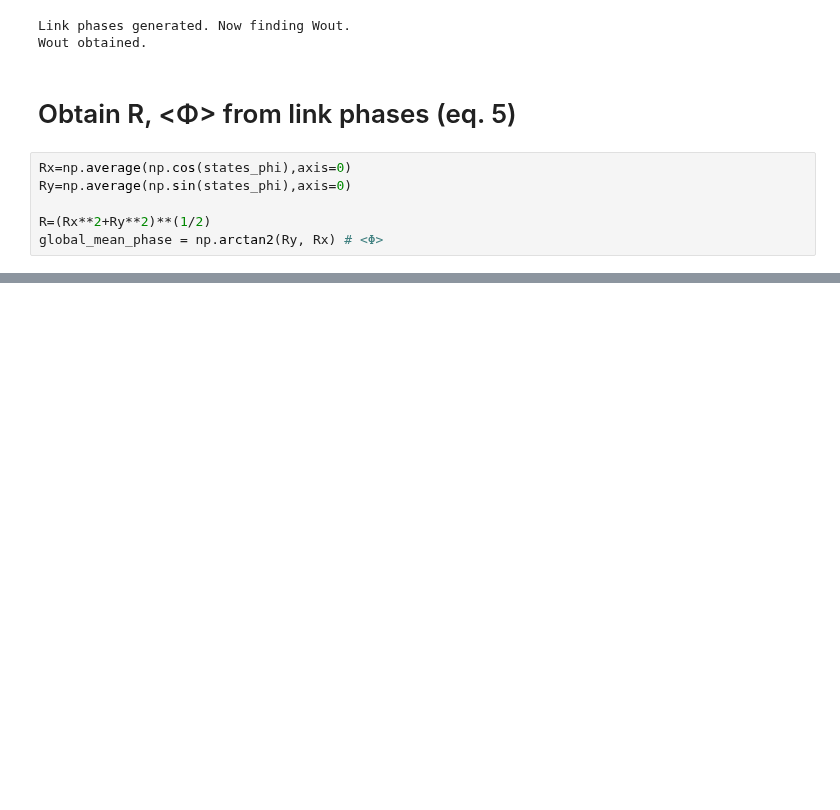
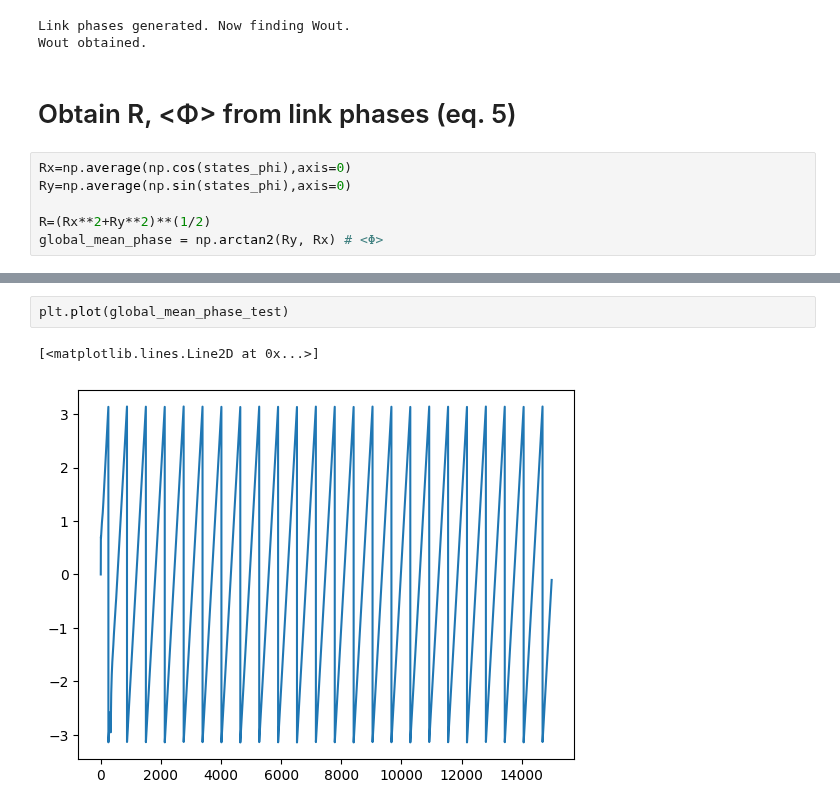
Before and after one commit to losertlab/rhythmic_sharing, a Jupyter notebook: rhythmic_sharing_example.ipynb, the cells around one changed output, grey strips where cells are left out. Drawn from its saved outputs; the diff is of its cells as text; blank space fills up the shorter version.

```diff
--- a/rhythmic_sharing_example.ipynb
+++ b/rhythmic_sharing_example.ipynb
@@ -440,0 +625,5 @@ This is then used as the input to evolve n for the next timestep, i.e., in the f
+# %%
+plt.plot(global_mean_phase_test)
+# %% [output]
+[<matplotlib.lines.Line2D at 0x...>]
+[figure, added]
```
Also changed, not shown: parts of 9 cells of this notebook.
